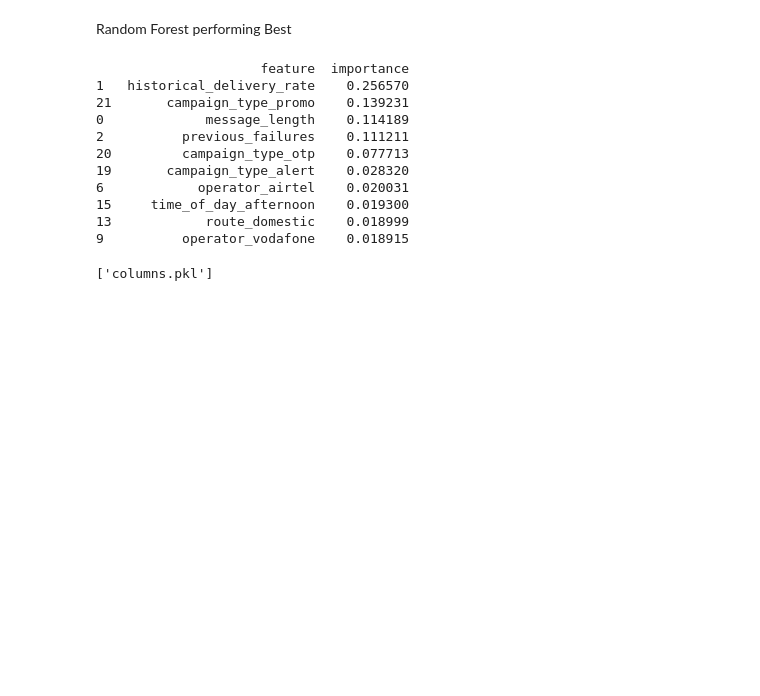
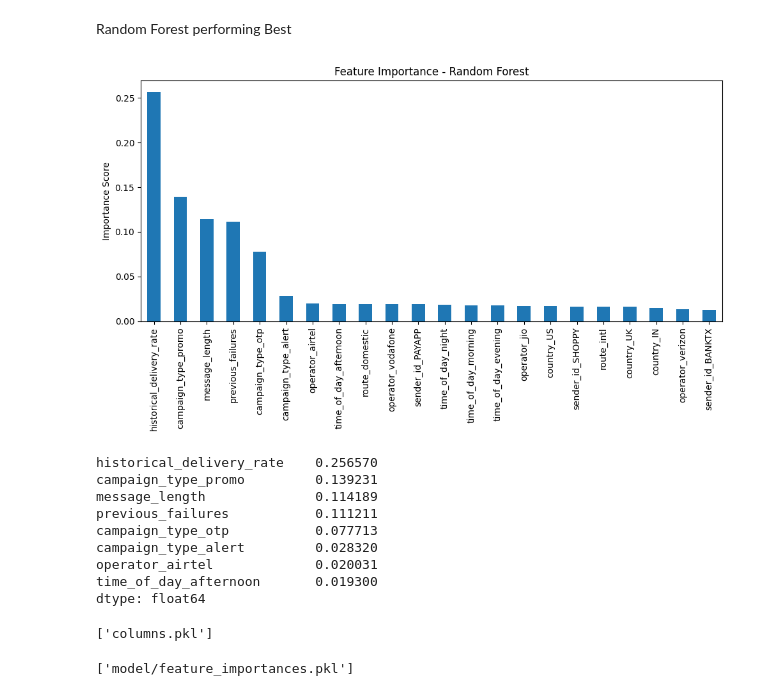
Before and after one commit to ChirayuSolanki/SMS-classification, a Jupyter notebook: main.ipynb, the cells around one changed output. Saved outputs shown, nothing was run; the diff lists cells and outputs as text; code cells hidden in the pictures; blank space fills up the shorter version.

```diff
--- a/main.ipynb
+++ b/main.ipynb
@@ -365,26 +365,35 @@ weighted avg       0.69      0.69      0.69       200
 # %% [markdown]
 Random Forest performing Best
 # %%
+# After training your Random Forest
+import matplotlib.pyplot as plt
 import pandas as pd
 
-importance = pd.DataFrame({
-    'feature': X_train.columns,
-    'importance': rf.feature_importances_
-}).sort_values(by='importance', ascending=False)
+# Feature Importance
+importances = rf.feature_importances_
+feature_names = X.columns
+feat_imp = pd.Series(importances, index=feature_names).sort_values(ascending=False)
 
-print(importance.head(10))
+plt.figure(figsize=(10, 6))
+feat_imp.plot(kind='bar')
+plt.title('Feature Importance - Random Forest')
+plt.ylabel('Importance Score')
+plt.tight_layout()
+plt.savefig('feature_importance.png')  # Save for README
+plt.show()
+
+print(feat_imp.head(8))  # Top features
 # %% [output]
+[figure, added]
-                     feature  importance
-1   historical_delivery_rate    0.256570
-21       campaign_type_promo    0.139231
-0             message_length    0.114189
-2          previous_failures    0.111211
-20         campaign_type_otp    0.077713
-19       campaign_type_alert    0.028320
-6            operator_airtel    0.020031
-15     time_of_day_afternoon    0.019300
-13            route_domestic    0.018999
-9          operator_vodafone    0.018915
+historical_delivery_rate    0.256570
+campaign_type_promo         0.139231
+message_length              0.114189
+previous_failures           0.111211
+campaign_type_otp           0.077713
+campaign_type_alert         0.028320
+operator_airtel             0.020031
+time_of_day_afternoon       0.019300
+dtype: float64
 # %%
 #saving model
 import joblib
@@ -393,3 +402,7 @@ joblib.dump(rf, "sms_model.pkl")
 joblib.dump(X_train.columns.tolist(), "columns.pkl")
 # %% [output]
 ['columns.pkl']
+# %%
+joblib.dump(dict(feat_imp), "model/feature_importances.pkl")
+# %% [output]
+['model/feature_importances.pkl']
```
Also changed, not shown: 3 other files.
